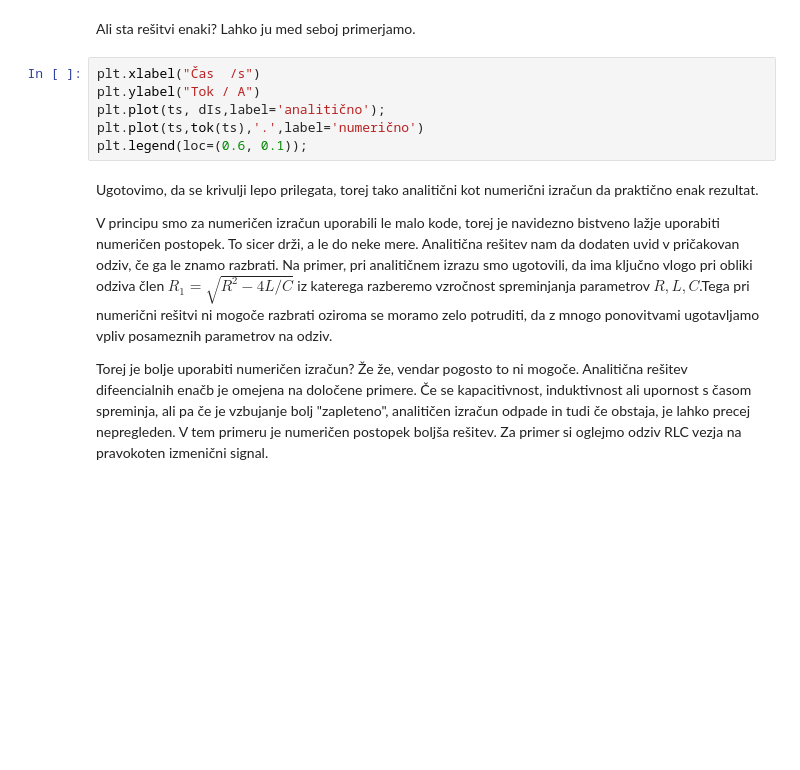
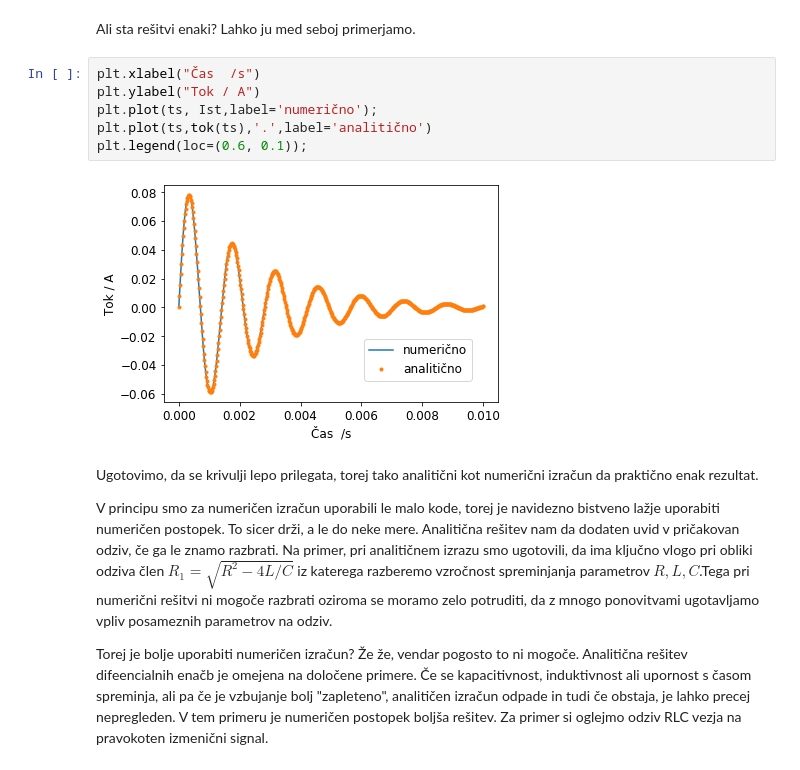
Before and after one commit to osnove/Dodatno, a Jupyter notebook: Primer_diff_enacbe_analiticno-numericno_RLC.ipynb, the cells around one changed output. Cells and saved outputs as stored; diff of their text form; blank space fills up the shorter version.

```diff
--- a/Primer_diff_enacbe_analiticno-numericno_RLC.ipynb
+++ b/Primer_diff_enacbe_analiticno-numericno_RLC.ipynb
@@ -198,9 +242,11 @@ Ali sta rešitvi enaki? Lahko ju med seboj primerjamo.
 # %%
 plt.xlabel("Čas  /s")
 plt.ylabel("Tok / A")
-plt.plot(ts, dIs,label='analitično');
-plt.plot(ts,tok(ts),'.',label='numerično')
+plt.plot(ts, Ist,label='numerično');
+plt.plot(ts,tok(ts),'.',label='analitično')
 plt.legend(loc=(0.6, 0.1));
+# %% [output]
+[figure, added]
 # %% [markdown]
 Ugotovimo, da se krivulji lepo prilegata, torej tako analitični kot numerični izračun da praktično enak rezultat.
 
```
Also changed, not shown: parts of 19 cells of this notebook.
